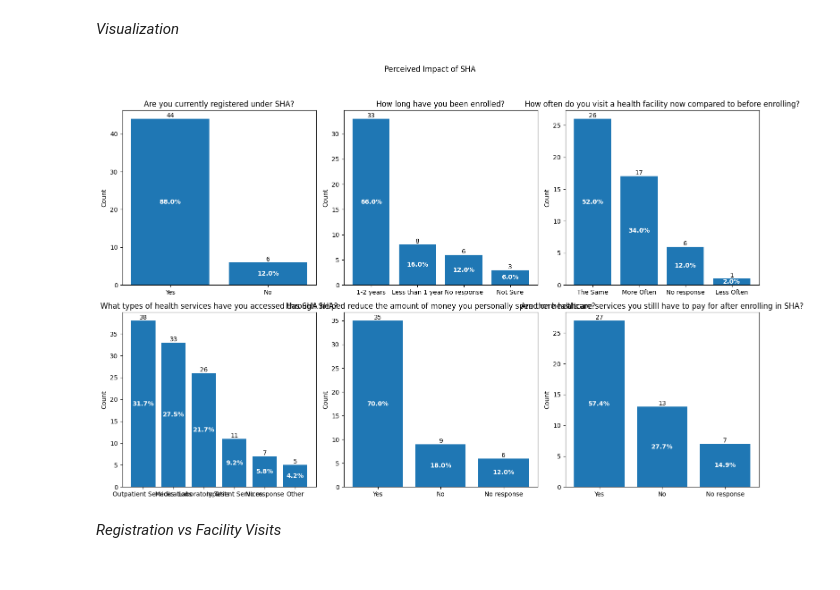
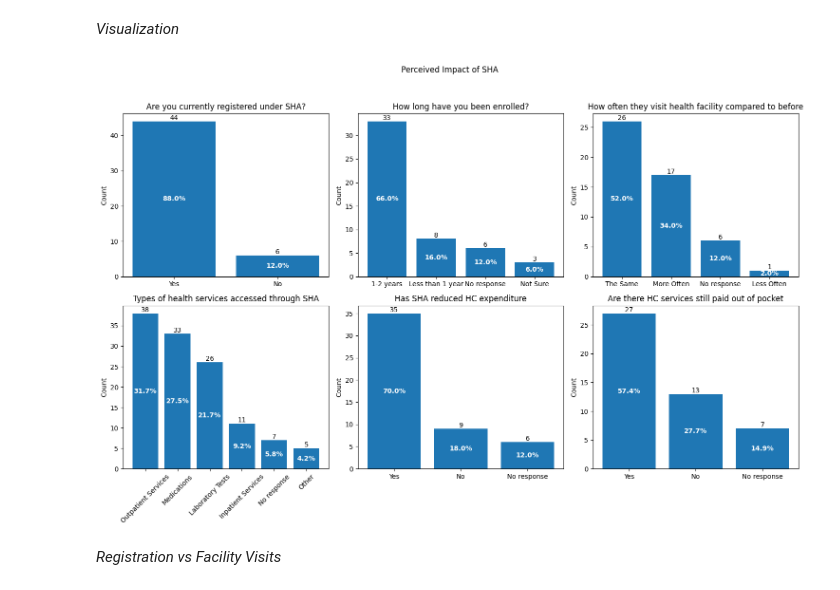
Before and after one commit to DennoCheru/Mosoriot, a Jupyter notebook: Mosoriot.ipynb, the cells around one changed output. Cells and saved outputs as stored; diff of their text form; code cells hidden in the pictures.

Commit message:
rotate xticks

```diff
--- a/Mosoriot.ipynb
+++ b/Mosoriot.ipynb
@@ -696,38 +697,39 @@ plotBarWithLabels(
     df_main['How long have you been enrolled?'],
     'How long have you been enrolled?'
 )
 
 # Change in health seeking behaviour
 plotBarWithLabels(
     axes[2],
     df_main['How often do you visit a health facility now compared to before enrolling?'],
-    'How often do you visit a health facility now compared to before enrolling?'
+    'How often they visit health facility compared to before'
 )
 
 # Types of Services accessed
 plotBarWithLabels(
     axes[3],
     df_services['What types of health services have you accessed through SHA?'],
-    'What types of health services have you accessed through SHA?'
+    'Types of health services accessed through SHA',
+    rotate_xticks=True
     )
 
 # Reduction in Personal Spending
 plotBarWithLabels(
     axes[4],
     df_main['Has SHA helped reduce the amount of money you personally spend on healthcare?'],
-    'Has SHA helped reduce the amount of money you personally spend on healthcare?'
+    'Has SHA reduced HC expenditure'
 )
 
 plotBarWithLabels(
     axes[5],
     df_main['Are there healtcare services you stilll have to pay for after enrolling in SHA?'],
-    'Are there healtcare services you stilll have to pay for after enrolling in SHA?'
+    'Are there HC services still paid out of pocket'
 )
 
 plt.tight_layout(rect=[0,0,1,0.95])
 plt.show()
 # %% [output]
-[figure, old version]
+[figure, new version]
 # %% [markdown]
 *Registration vs Facility Visits*
 # %%
```
Also changed, not shown: parts of 2 cells of this notebook.
